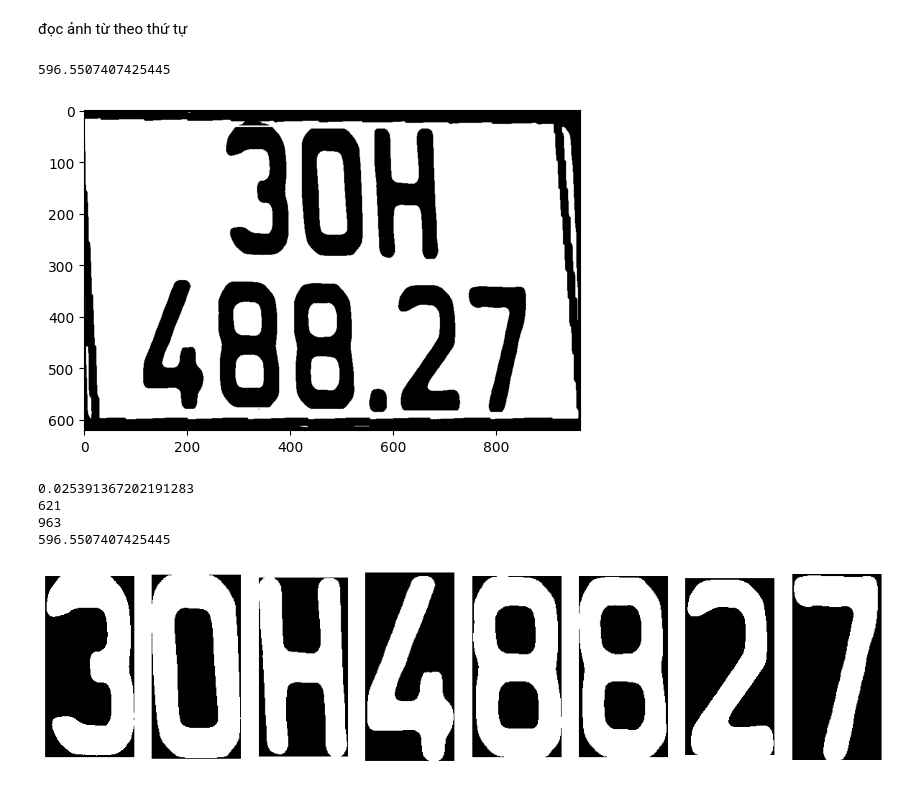
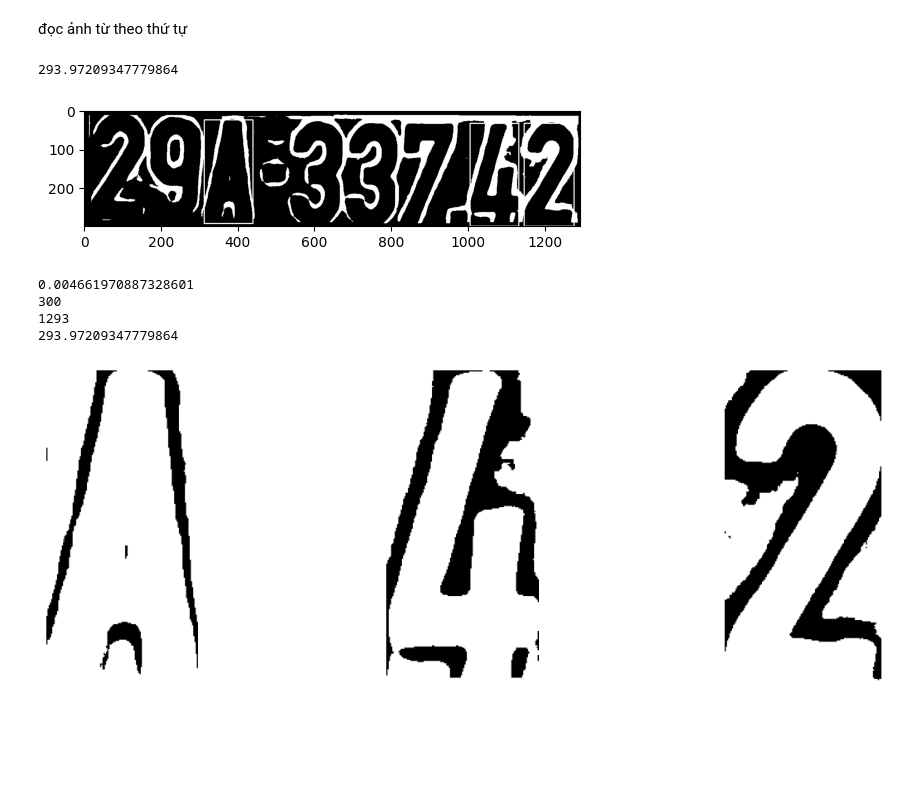
Before and after one commit to tuilaBao03/AI-232IS54A01-Group9, a Jupyter notebook: Làm lại/tach_anh.ipynb, the cells around one changed output. Cells and saved outputs as stored; diff of their text form; code cells hidden in the pictures; blank space fills up the shorter version.

```diff
--- a/Làm lại/tach_anh.ipynb
+++ b/Làm lại/tach_anh.ipynb
@@ -258,7 +258,7 @@ def phantachkytu(path):
     ##################### Lọc các ký tự #################
     char_x_ind = {}  # Tạo dictionary lưu chỉ số của các ký tự
     char_x = []  # Danh sách lưu tọa độ x của các ký tự
-    kichthuoc = cv2.imread("output/cropped_threshold_plate.jpg")
+    kichthuoc = cv2.imread("output/cropped_plate.jpg")
     height, width, _ = kichthuoc.shape  # Lấy kích thước ảnh biển số
     roiarea = height * width  # Tính diện tích ảnh biển số
 
@@ -350,23 +350,23 @@ def phantachkytu(path):
     plt.show()
     return tenfile1,tenfile2,gocxoay,height__,weight,height_,line1,line2
 # %%
-path = "image/66.jpg"
+path = "image/11.jpg"
 a,b,gocxoay,h,w,he,line1,line2=phantachkytu(path)
 m = merge_arrays(a,b)
 # print(m)
 print(gocxoay)
 print(h)
 print(w)
 print(he)
 display_images_from_paths(m)
 # %% [output]
-596.5507407425445
+293.97209347779864
-[figure, old version]
+[figure, new version]
-0.025391367202191283
-621
-963
-596.5507407425445
+0.004661970887328601
+300
+1293
+293.97209347779864
-[figure, old version]
+[figure, new version]
 # %%
 from tensorflow.keras.models import load_model
 
```
Also changed, not shown: parts of 2 cells of this notebook, 30 other files.
